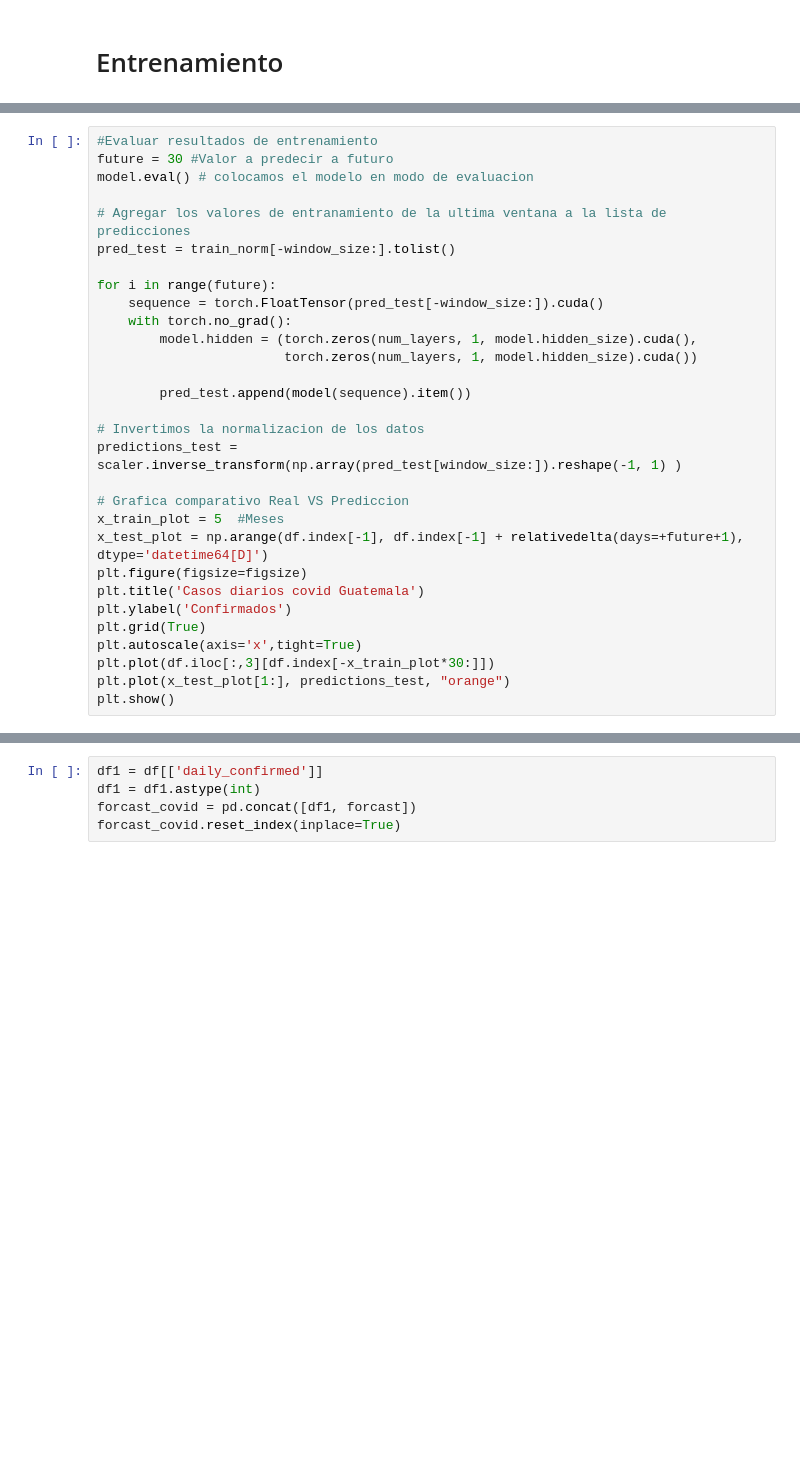
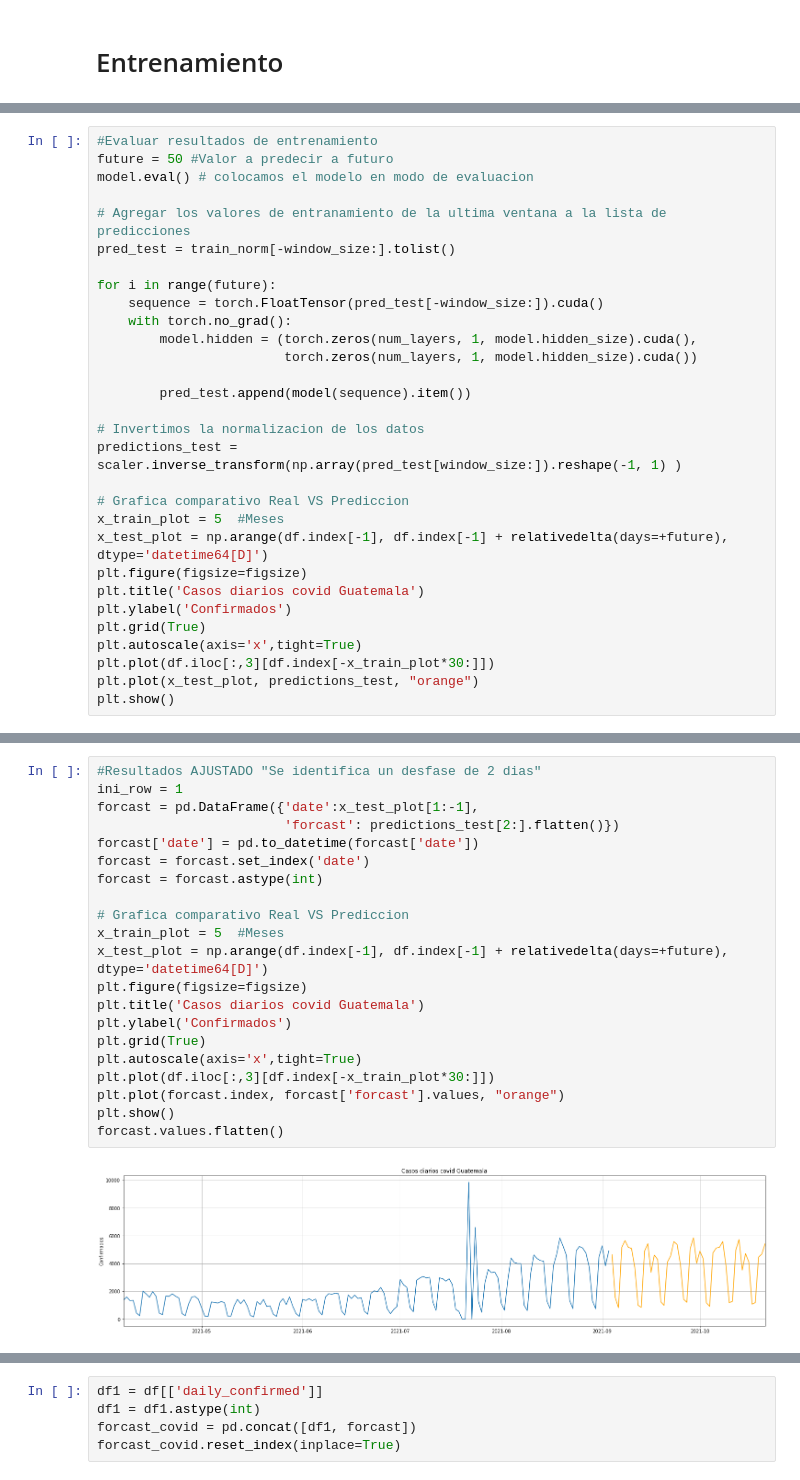
Before and after one commit to r-diazp/covid19, a Jupyter notebook: time_series_covid19.ipynb, the cells around one changed output, grey strips where cells are left out. Drawn from its saved outputs; the diff is of its cells as text; blank space fills up the shorter version.

```diff
--- a/time_series_covid19.ipynb
+++ b/time_series_covid19.ipynb
@@ -358,6 +346,6 @@ Duration: 98 seconds
 # %%
 #Evaluar resultados de entrenamiento
-future = 30 #Valor a predecir a futuro
+future = 50 #Valor a predecir a futuro
 model.eval() # colocamos el modelo en modo de evaluacion
 
 # Agregar los valores de entranamiento de la ultima ventana a la lista de predicciones
@@ -376,12 +364,12 @@ predictions_test = scaler.inverse_transform(np.array(pred_test[window_size:]).re
 
 # Grafica comparativo Real VS Prediccion
 x_train_plot = 5  #Meses
-x_test_plot = np.arange(df.index[-1], df.index[-1] + relativedelta(days=+future+1), dtype='datetime64[D]')
+x_test_plot = np.arange(df.index[-1], df.index[-1] + relativedelta(days=+future), dtype='datetime64[D]')
 plt.figure(figsize=figsize)
 plt.title('Casos diarios covid Guatemala')
 plt.ylabel('Confirmados')
 plt.grid(True)
 plt.autoscale(axis='x',tight=True)
 plt.plot(df.iloc[:,3][df.index[-x_train_plot*30:]])
-plt.plot(x_test_plot[1:], predictions_test, "orange")
+plt.plot(x_test_plot, predictions_test, "orange")
 plt.show()
@@ -410,0 +385,23 @@ forcast.head(10)
+# %%
+#Resultados AJUSTADO "Se identifica un desfase de 2 dias"
+ini_row = 1
+forcast = pd.DataFrame({'date':x_test_plot[1:-1],
+                        'forcast': predictions_test[2:].flatten()})
+forcast['date'] = pd.to_datetime(forcast['date'])
+forcast = forcast.set_index('date')
+forcast = forcast.astype(int)
+
+# Grafica comparativo Real VS Prediccion
+x_train_plot = 5  #Meses
+x_test_plot = np.arange(df.index[-1], df.index[-1] + relativedelta(days=+future), dtype='datetime64[D]')
+plt.figure(figsize=figsize)
+plt.title('Casos diarios covid Guatemala')
+plt.ylabel('Confirmados')
+plt.grid(True)
+plt.autoscale(axis='x',tight=True)
+plt.plot(df.iloc[:,3][df.index[-x_train_plot*30:]])
+plt.plot(forcast.index, forcast['forcast'].values, "orange")
+plt.show()
+forcast.values.flatten()
+# %% [output]
+[figure, added]
```
Also changed, not shown: parts of 19 cells of this notebook.
